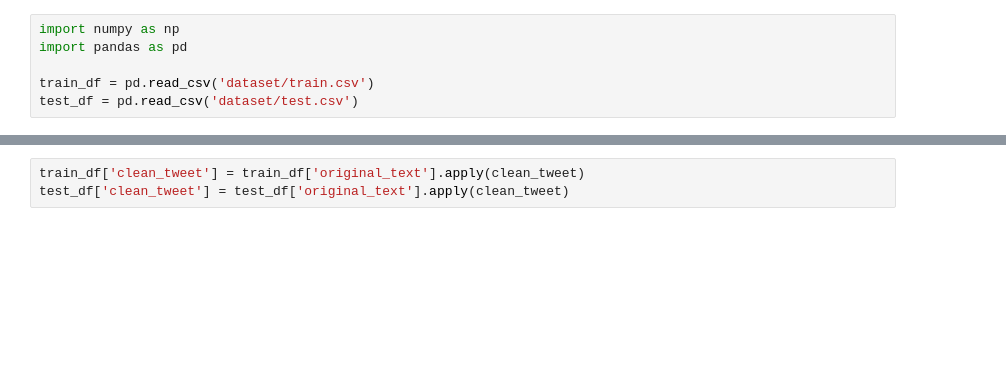
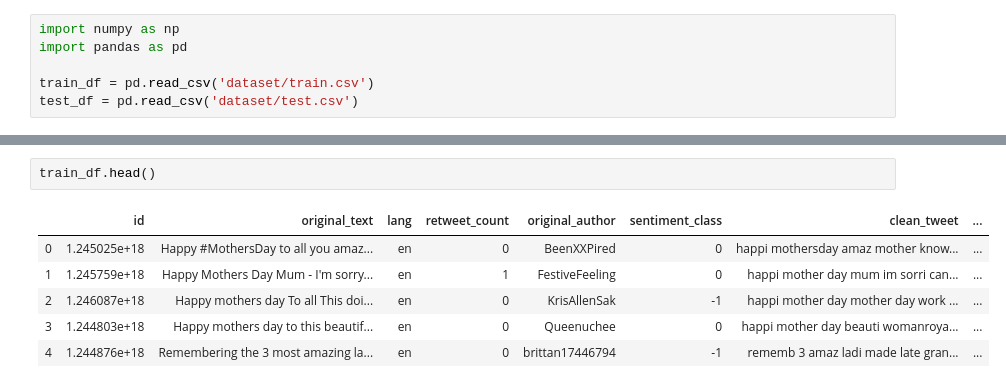
Before and after one commit to acabhishek942/HackerEarth-Solutions, a Jupyter notebook: Tweet-Sentiment-Analysis/Tweet-Class-Predictor.ipynb, the cells around one changed output, grey strips where cells are left out. Saved outputs shown, nothing was run; the diff lists cells and outputs as text; blank space fills up the shorter version.

```diff
--- a/Tweet-Sentiment-Analysis/Tweet-Class-Predictor.ipynb
+++ b/Tweet-Sentiment-Analysis/Tweet-Class-Predictor.ipynb
@@ -50,3 +7,9 @@ def clean_tweet(tweet):
-# %%
-train_df['clean_tweet'] = train_df['original_text'].apply(clean_tweet)
-test_df['clean_tweet'] = test_df['original_text'].apply(clean_tweet)
+# %%
+train_df.head()
+# %% [output]
+|  | id | original_text | lang | retweet_count | original_author | sentiment_class | clean_tweet | ... |
+| 0 | 1.245025e+18 | Happy #MothersDay to all you amaz... | en | 0 | BeenXXPired | 0 | happi mothersday amaz mother know... | ... |
+| 1 | 1.245759e+18 | Happy Mothers Day Mum - I'm sorry... | en | 1 | FestiveFeeling | 0 | happi mother day mum im sorri can... | ... |
+| 2 | 1.246087e+18 | Happy mothers day To all This doi... | en | 0 | KrisAllenSak | -1 | happi mother day mother day work ... | ... |
+| 3 | 1.244803e+18 | Happy mothers day to this beautif... | en | 0 | Queenuchee | 0 | happi mother day beauti womanroya... | ... |
+| 4 | 1.244876e+18 | Remembering the 3 most amazing la... | en | 0 | brittan17446794 | -1 | rememb 3 amaz ladi made late gran... | ... |
```
Also changed, not shown: parts of 28 cells of this notebook.
